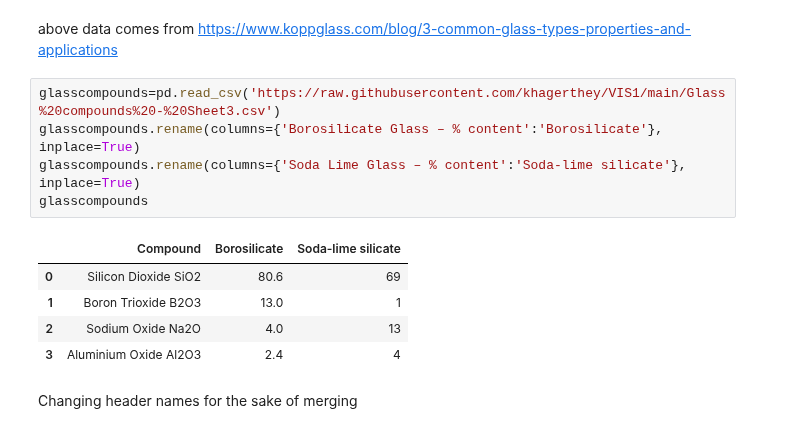
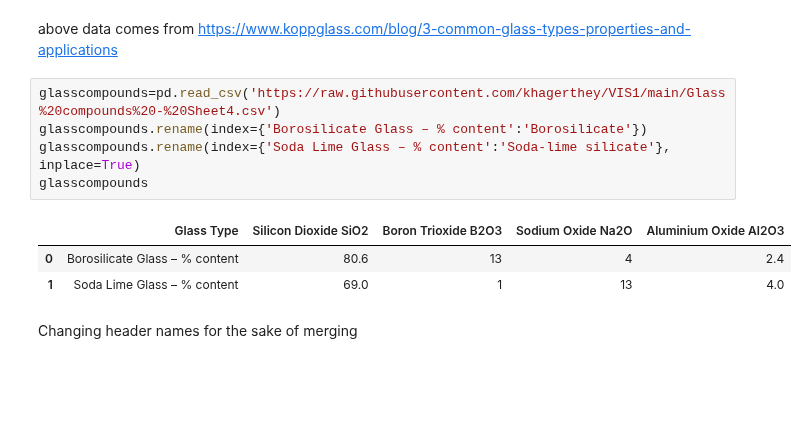
Before and after one commit to khagerthey/VIS1, a Jupyter notebook: Glass_vs_Plastic_Merge.ipynb, the cells around one changed output. Saved outputs shown, nothing was run; the diff lists cells and outputs as text; blank space fills up the shorter version.

```diff
--- a/Glass_vs_Plastic_Merge.ipynb
+++ b/Glass_vs_Plastic_Merge.ipynb
@@ -368,16 +368,14 @@ glasstypes
 # %% [markdown]
 above data comes from https://www.koppglass.com/blog/3-common-glass-types-properties-and-applications
 # %%
-glasscompounds=pd.read_csv('https://raw.githubusercontent.com/khagerthey/VIS1/main/Glass%20compounds%20-%20Sheet3.csv')
-glasscompounds.rename(columns={'Borosilicate Glass – % content':'Borosilicate'}, inplace=True)
-glasscompounds.rename(columns={'Soda Lime Glass – % content':'Soda-lime silicate'}, inplace=True)
+glasscompounds=pd.read_csv('https://raw.githubusercontent.com/khagerthey/VIS1/main/Glass%20compounds%20-%20Sheet4.csv')
+glasscompounds.rename(index={'Borosilicate Glass – % content':'Borosilicate'})
+glasscompounds.rename(index={'Soda Lime Glass – % content':'Soda-lime silicate'}, inplace=True)
 glasscompounds
 # %% [output]
-|  | Compound | Borosilicate | Soda-lime silicate |
-| 0 | Silicon Dioxide SiO2 | 80.6 | 69 |
-| 1 | Boron Trioxide B2O3 | 13.0 | 1 |
-| 2 | Sodium Oxide Na2O | 4.0 | 13 |
-| 3 | Aluminium Oxide Al2O3 | 2.4 | 4 |
+|  | Glass Type | Silicon Dioxide SiO2 | Boron Trioxide B2O3 | Sodium Oxide Na2O | Aluminium Oxide Al2O3 |
+| 0 | Borosilicate Glass – % content | 80.6 | 13 | 4 | 2.4 |
+| 1 | Soda Lime Glass – % content | 69.0 | 1 | 13 | 4.0 |
 # %% [markdown]
 Changing header names for the sake of merging
 # %%
```
Also changed, not shown: parts of 1 cell of this notebook.
